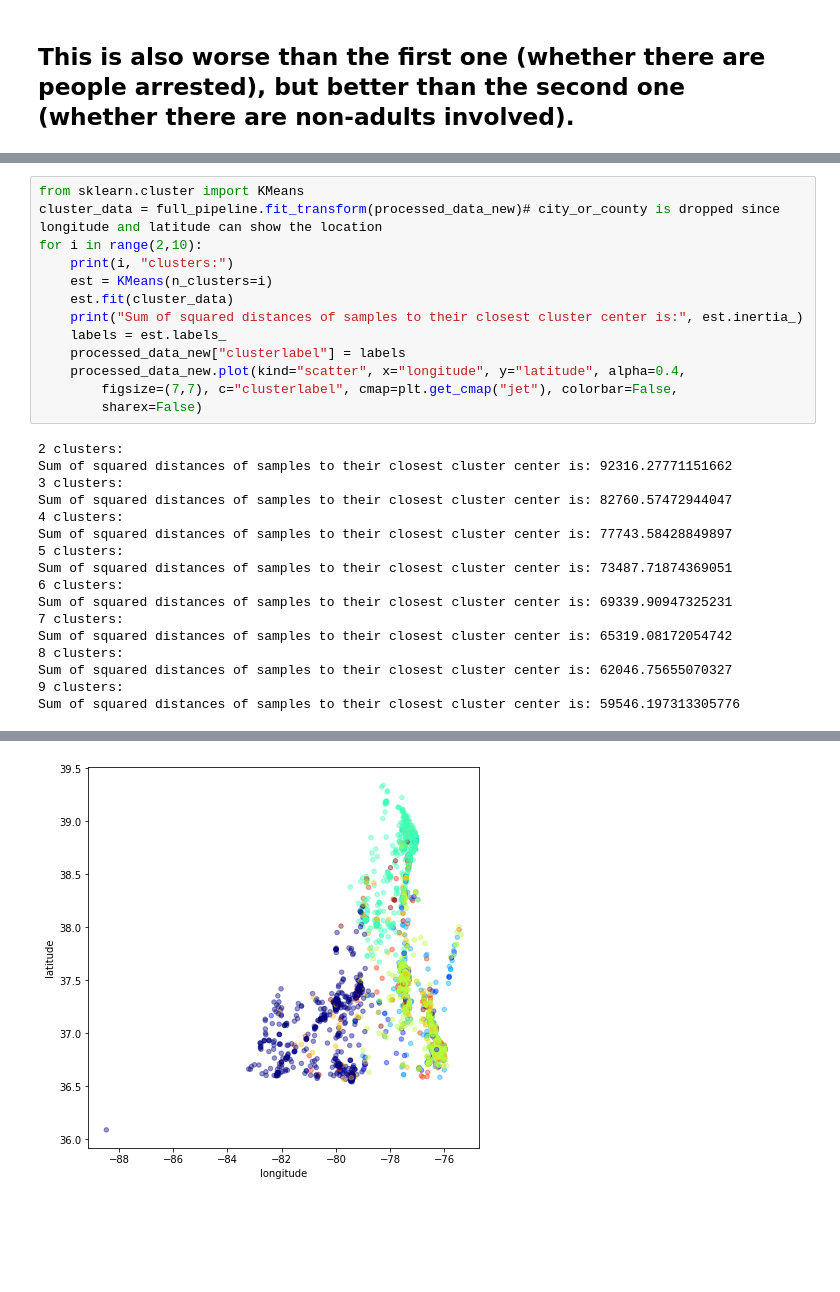
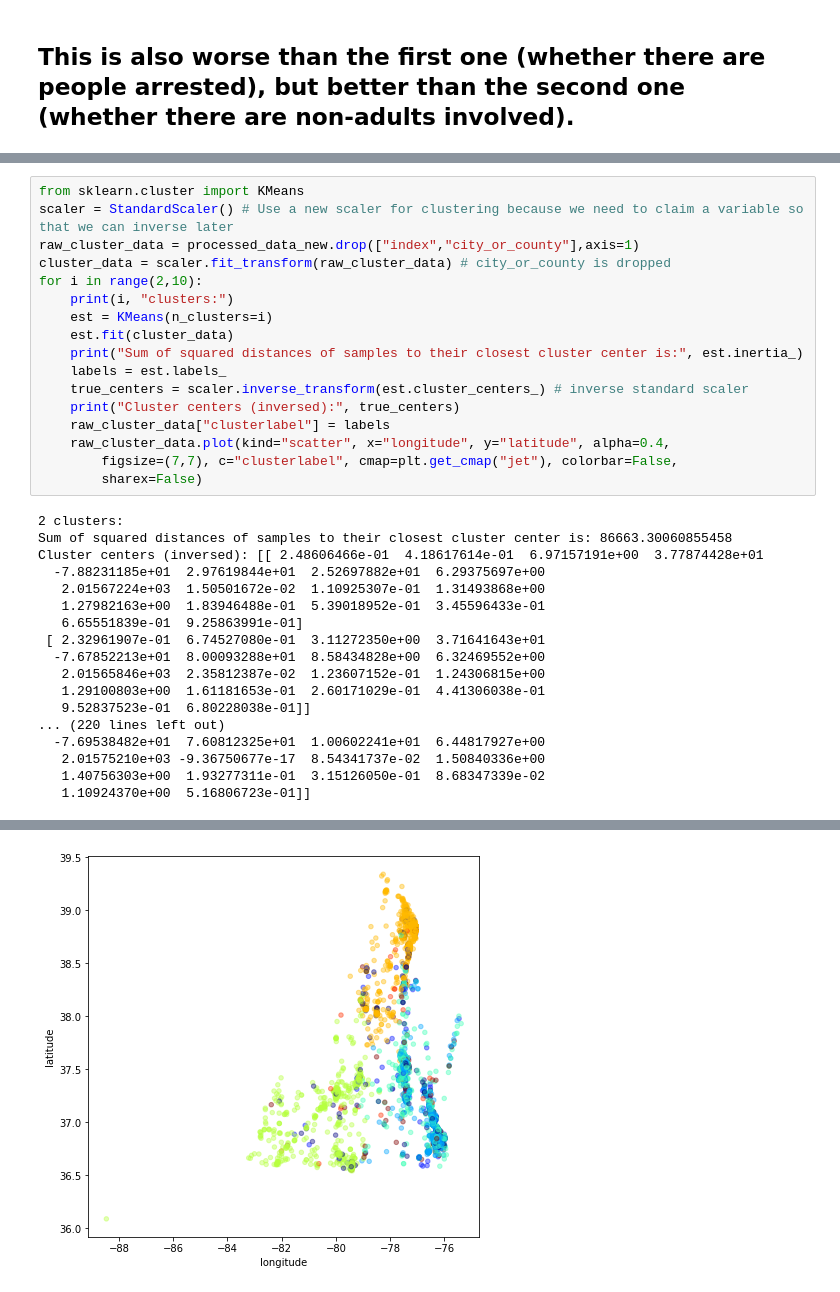
Before and after one commit to AkankshaNichrelay/Analysing-gun-violence-incidents, a Jupyter notebook: main.ipynb, the cells around one changed output, grey strips where cells are left out. Saved outputs shown, nothing was run; the diff lists cells and outputs as text; blank space fills up the shorter version.

Commit message:
Modified clustering and Adding dimension reduction

```diff
--- a/main.ipynb
+++ b/main.ipynb
@@ -736,30 +737,35 @@ Area under curve: 0.9464174533461222
 # %%
 from sklearn.cluster import KMeans
-cluster_data = full_pipeline.fit_transform(processed_data_new)# city_or_county is dropped since longitude and latitude can show the location
+scaler = StandardScaler() # Use a new scaler for clustering because we need to claim a variable so that we can inverse later
+raw_cluster_data = processed_data_new.drop(["index","city_or_county"],axis=1)
+cluster_data = scaler.fit_transform(raw_cluster_data) # city_or_county is dropped
 for i in range(2,10):
     print(i, "clusters:")
     est = KMeans(n_clusters=i)
     est.fit(cluster_data)
     print("Sum of squared distances of samples to their closest cluster center is:", est.inertia_)
     labels = est.labels_
-    processed_data_new["clusterlabel"] = labels
-    processed_data_new.plot(kind="scatter", x="longitude", y="latitude", alpha=0.4,
+    true_centers = scaler.inverse_transform(est.cluster_centers_) # inverse standard scaler
+    print("Cluster centers (inversed):", true_centers)
+    raw_cluster_data["clusterlabel"] = labels
+    raw_cluster_data.plot(kind="scatter", x="longitude", y="latitude", alpha=0.4,
         figsize=(7,7), c="clusterlabel", cmap=plt.get_cmap("jet"), colorbar=False,
         sharex=False)
 # %% [output]
 2 clusters:
-Sum of squared distances of samples to their closest cluster center is: 92316.27771151662
-3 clusters:
-Sum of squared distances of samples to their closest cluster center is: 82760.57472944047
-4 clusters:
-Sum of squared distances of samples to their closest cluster center is: 77743.58428849897
-5 clusters:
-Sum of squared distances of samples to their closest cluster center is: 73487.71874369051
-6 clusters:
-Sum of squared distances of samples to their closest cluster center is: 69339.90947325231
-7 clusters:
-Sum of squared distances of samples to their closest cluster center is: 65319.08172054742
-8 clusters:
-Sum of squared distances of samples to their closest cluster center is: 62046.75655070327
-9 clusters:
-Sum of squared distances of samples to their closest cluster center is: 59546.197313305776
+Sum of squared distances of samples to their closest cluster center is: 86663.30060855458
+Cluster centers (inversed): [[ 2.48606466e-01  4.18617614e-01  6.97157191e+00  3.77874428e+01
+  -7.88231185e+01  2.97619844e+01  2.52697882e+01  6.29375697e+00
+   2.01567224e+03  1.50501672e-02  1.10925307e-01  1.31493868e+00
+   1.27982163e+00  1.83946488e-01  5.39018952e-01  3.45596433e-01
+   6.65551839e-01  9.25863991e-01]
+ [ 2.32961907e-01  6.74527080e-01  3.11272350e+00  3.71641643e+01
+  -7.67852213e+01  8.00093288e+01  8.58434828e+00  6.32469552e+00
+   2.01565846e+03  2.35812387e-02  1.23607152e-01  1.24306815e+00
+   1.29100803e+00  1.61181653e-01  2.60171029e-01  4.41306038e-01
+   9.52837523e-01  6.80228038e-01]]
+... (220 lines left out)
+  -7.69538482e+01  7.60812325e+01  1.00602241e+01  6.44817927e+00
+   2.01575210e+03 -9.36750677e-17  8.54341737e-02  1.50840336e+00
+   1.40756303e+00  1.93277311e-01  3.15126050e-01  8.68347339e-02
+   1.10924370e+00  5.16806723e-01]]
@@ -772 +778 @@ Sum of squared distances of samples to their closest cluster center is: 59546.19
-[figure, old version]
+[figure, new version]
```
Also changed, not shown: parts of 19 cells of this notebook.
